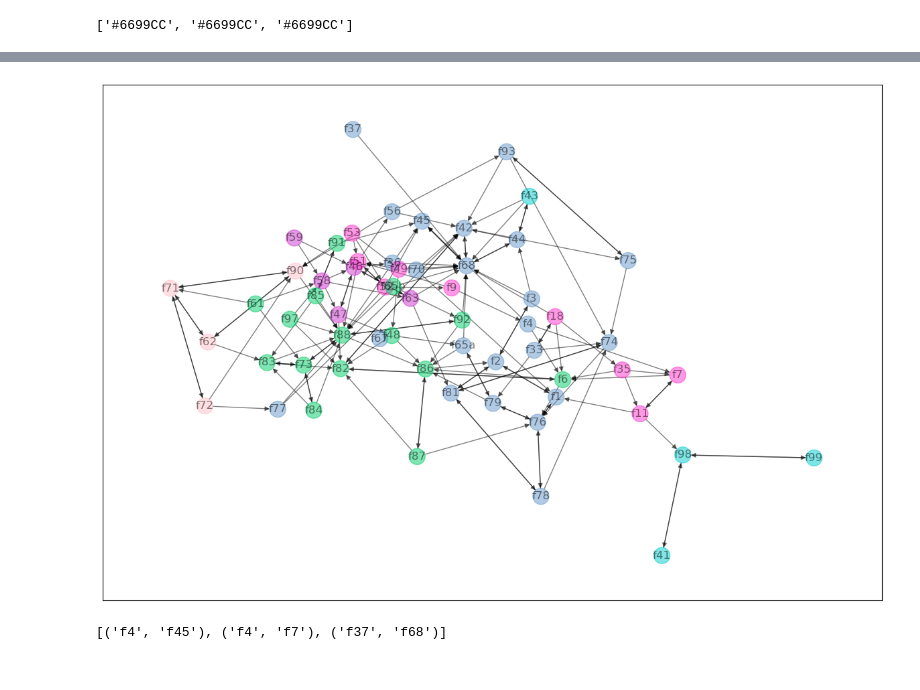
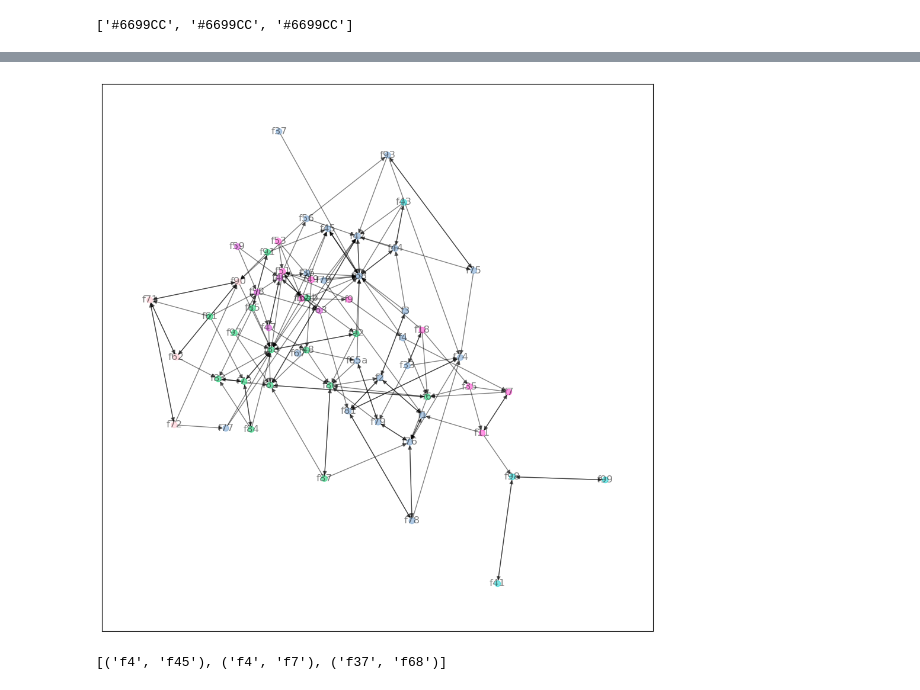
Before and after one commit to Sciences-historiques-numeriques/histoire_numerique_methodes, a Jupyter notebook: analyse_reseaux/pajek_book/chapter3.ipynb, the cells around one changed output, grey strips where cells are left out. Saved outputs shown, nothing was run; the diff lists cells and outputs as text; code cells hidden in the pictures.

```diff
--- a/analyse_reseaux/pajek_book/chapter3.ipynb
+++ b/analyse_reseaux/pajek_book/chapter3.ipynb
@@ -141,10 +177,10 @@ print(list(G.nodes.data())[10:20])
 # %%
 ### Draw the network
 
 
-plt.figure(figsize = (15,10))
+plt.figure(figsize = (12,12))
 pos = nx.kamada_kawai_layout(G)
-nx.draw_networkx(G, pos, node_color=node_colors, alpha=0.5)
+nx.draw_networkx(G, pos, node_size=50, node_color=node_colors, alpha=0.5)
 # %% [output]
-[figure, old version]
+[figure, new version]
 # %%
```
Also changed, not shown: parts of 65 cells of this notebook, 2 other files.
